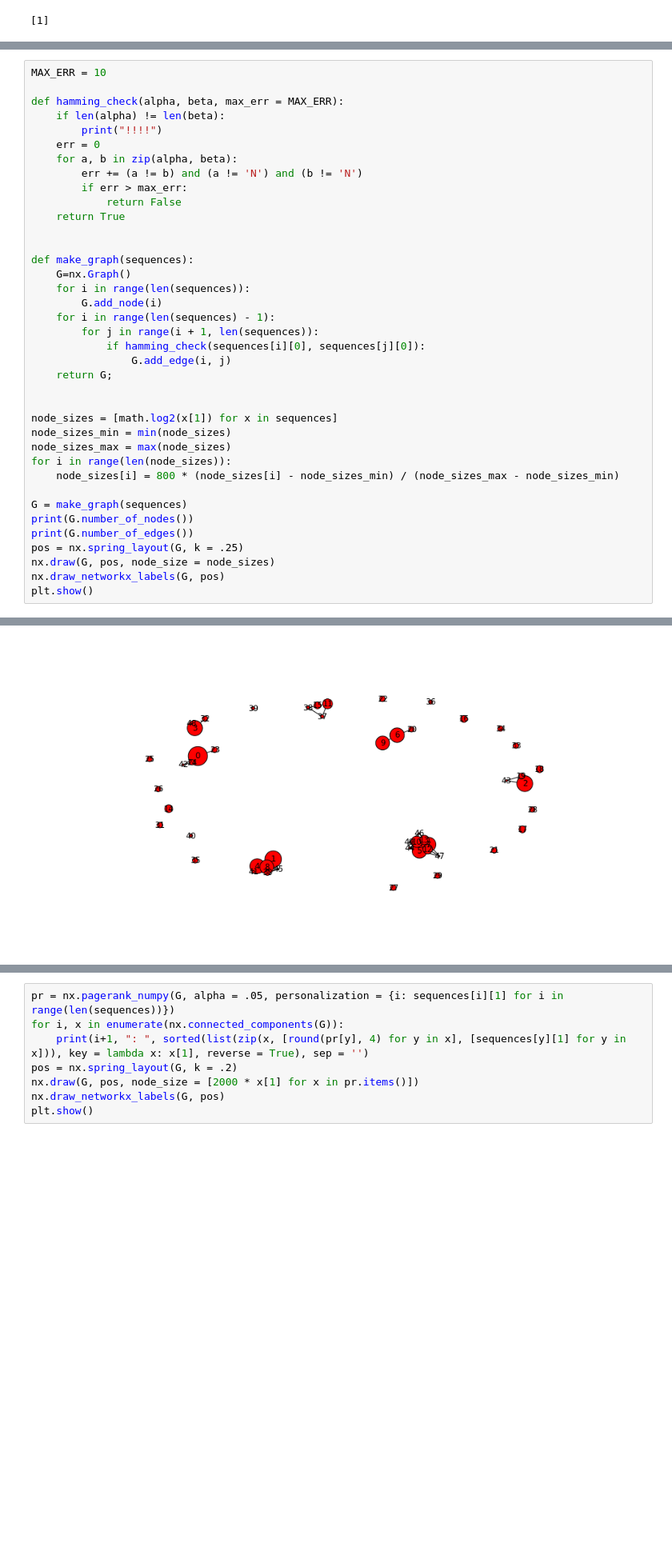
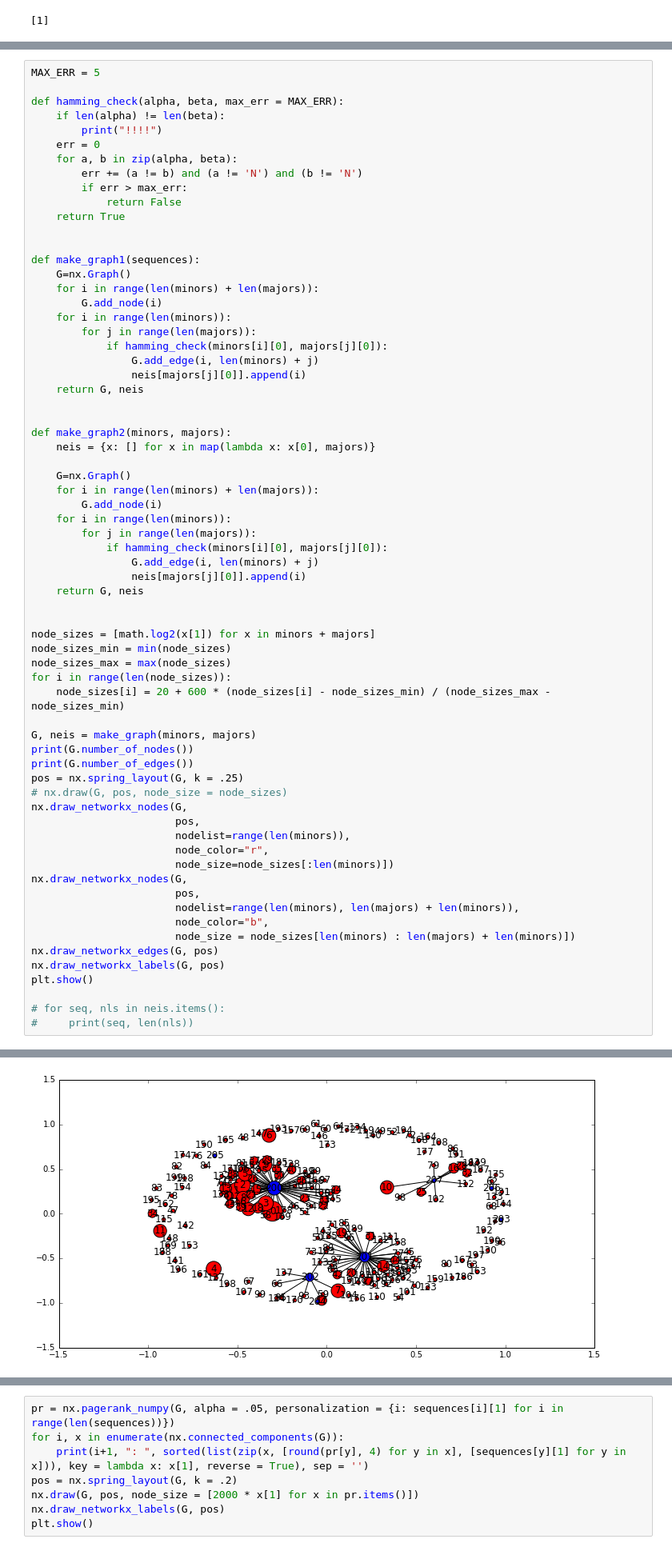
Before and after one commit to imminfo/hex, a Jupyter notebook: hex.ipynb, the cells around one changed output, grey strips where cells are left out. Shown: that part at 80% size. Saved outputs shown, nothing was run; the diff lists cells and outputs as text; blank space fills up the shorter version.

```diff
--- a/hex.ipynb
+++ b/hex.ipynb
@@ -93,5 +108,5 @@ print([x[0].count('N') for x in sequences])
 # %%
-MAX_ERR = 10
+MAX_ERR = 5
 
 def hamming_check(alpha, beta, max_err = MAX_ERR):
 	if len(alpha) != len(beta):
@@ -104,28 +119,57 @@ def hamming_check(alpha, beta, max_err = MAX_ERR):
 	return True
 
 
-def make_graph(sequences):
+def make_graph1(sequences):
     G=nx.Graph()
-    for i in range(len(sequences)):
+    for i in range(len(minors) + len(majors)):
         G.add_node(i)
-    for i in range(len(sequences) - 1):
-        for j in range(i + 1, len(sequences)):
-            if hamming_check(sequences[i][0], sequences[j][0]):
-                G.add_edge(i, j)
-    return G;
+    for i in range(len(minors)):
+        for j in range(len(majors)):
+            if hamming_check(minors[i][0], majors[j][0]):
+                G.add_edge(i, len(minors) + j)
+                neis[majors[j][0]].append(i)
+    return G, neis
 
 
-node_sizes = [math.log2(x[1]) for x in sequences]
+def make_graph2(minors, majors):
+    neis = {x: [] for x in map(lambda x: x[0], majors)}
+
+    G=nx.Graph()
+    for i in range(len(minors) + len(majors)):
+        G.add_node(i)
+    for i in range(len(minors)):
+        for j in range(len(majors)):
+            if hamming_check(minors[i][0], majors[j][0]):
+                G.add_edge(i, len(minors) + j)
+                neis[majors[j][0]].append(i)
+    return G, neis
+
+
+node_sizes = [math.log2(x[1]) for x in minors + majors]
 node_sizes_min = min(node_sizes)
 node_sizes_max = max(node_sizes)
 for i in range(len(node_sizes)):
-    node_sizes[i] = 800 * (node_sizes[i] - node_sizes_min) / (node_sizes_max - node_sizes_min)
+    node_sizes[i] = 20 + 600 * (node_sizes[i] - node_sizes_min) / (node_sizes_max - node_sizes_min)
 
-G = make_graph(sequences)
+G, neis = make_graph(minors, majors)
 print(G.number_of_nodes())
 print(G.number_of_edges())
 pos = nx.spring_layout(G, k = .25)
-nx.draw(G, pos, node_size = node_sizes)
+# nx.draw(G, pos, node_size = node_sizes)
+nx.draw_networkx_nodes(G,
+                       pos,
+                       nodelist=range(len(minors)),
+                       node_color="r",
+                       node_size=node_sizes[:len(minors)])
+nx.draw_networkx_nodes(G,
+                       pos,
+                       nodelist=range(len(minors), len(majors) + len(minors)),
+                       node_color="b",
+                       node_size = node_sizes[len(minors) : len(majors) + len(minors)])
+nx.draw_networkx_edges(G, pos)
 nx.draw_networkx_labels(G, pos)
 plt.show()
+
+# for seq, nls in neis.items():
+#     print(seq, len(nls))
 # %% [output]
@@ -134 +178 @@ plt.show()
-[figure, old version]
+[figure, new version]
```
Also changed, not shown: parts of 4 cells of this notebook, 1 other file.
